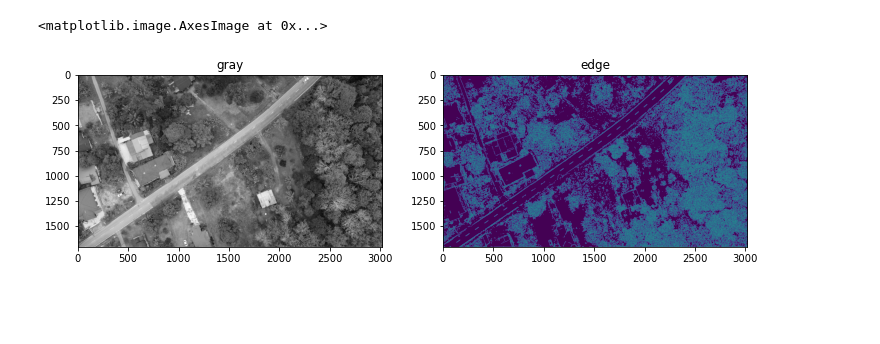
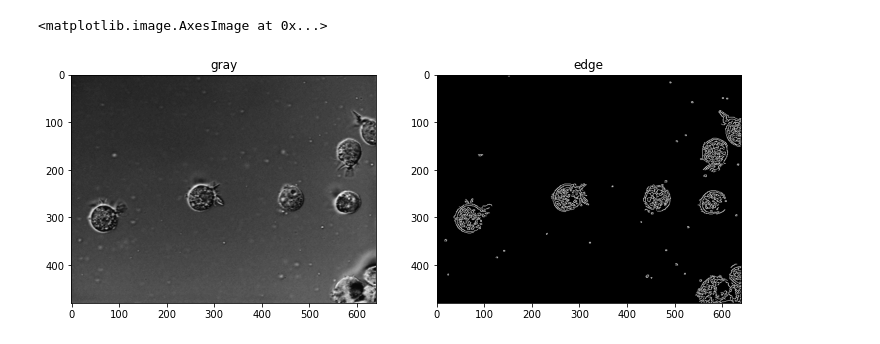
Before and after one commit to jolous/image_processing, a Jupyter notebook: 11. basic opencv/opencv.ipynb, the cells around one changed output. Drawn from its saved outputs; the diff is of its cells as text; code cells hidden in the pictures; blank space fills up the shorter version.

Commit message:
edge detection

```diff
--- a/11. basic opencv/opencv.ipynb
+++ b/11. basic opencv/opencv.ipynb
@@ -70,18 +70,18 @@ plt.imshow(img_merged)
 # %%
 # edge detection
-img = cv2.imread('../sample/1.png')
+img = cv2.imread('../sample/1.tiff')
 gray = cv2.cvtColor(img, cv2.COLOR_BGR2GRAY)
 edges = cv2.Canny(gray, 100, 200) # Image, min and max
 
 plt.figure(figsize=(12,6))
 
 plt.subplot(121)
 plt.title('gray')
 plt.imshow(gray, cmap='gray')
 
 plt.subplot(122)
 plt.title('edge')
-plt.imshow(edges)
+plt.imshow(edges, cmap='gray')
 # %% [output]
 <matplotlib.image.AxesImage at 0x...>
-[figure, old version]
+[figure, new version]
```
Also changed, not shown: parts of 5 cells of this notebook, 1 other file.
